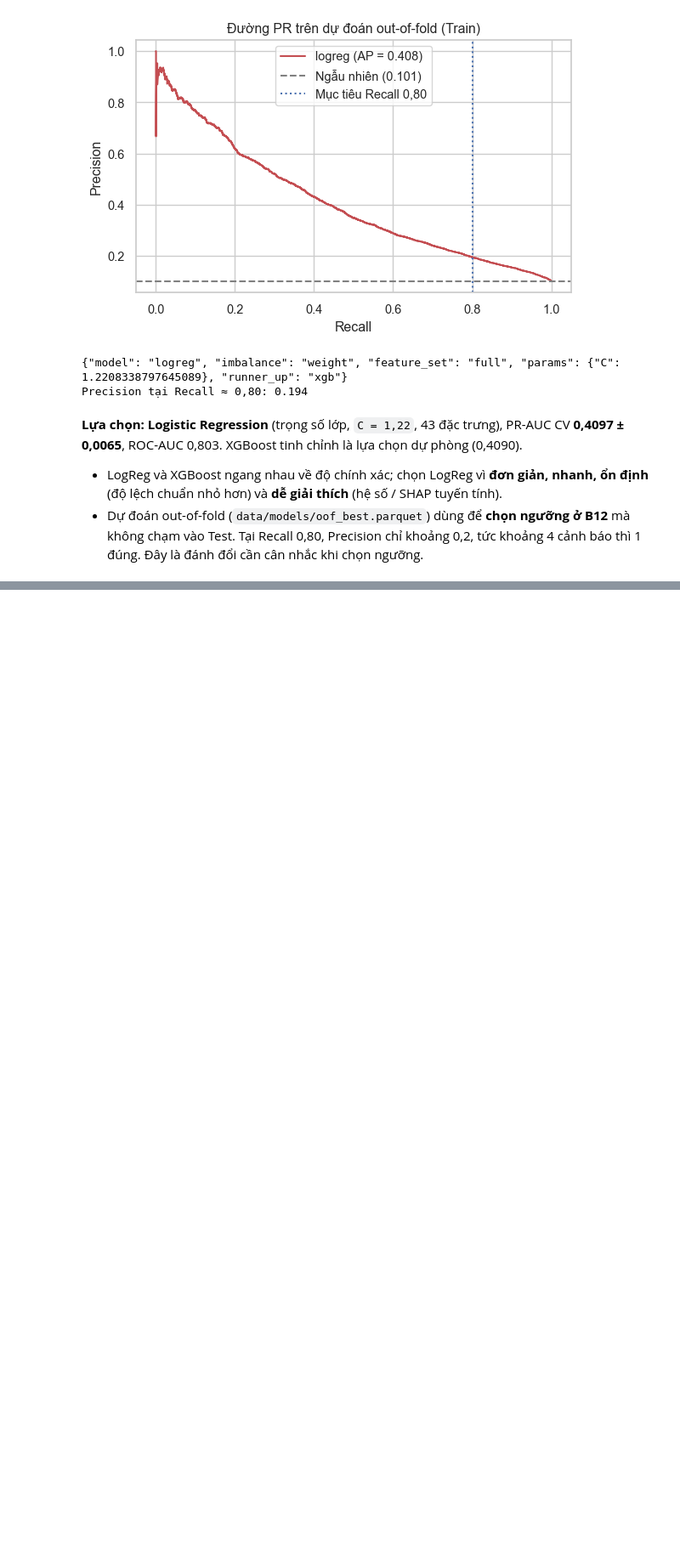
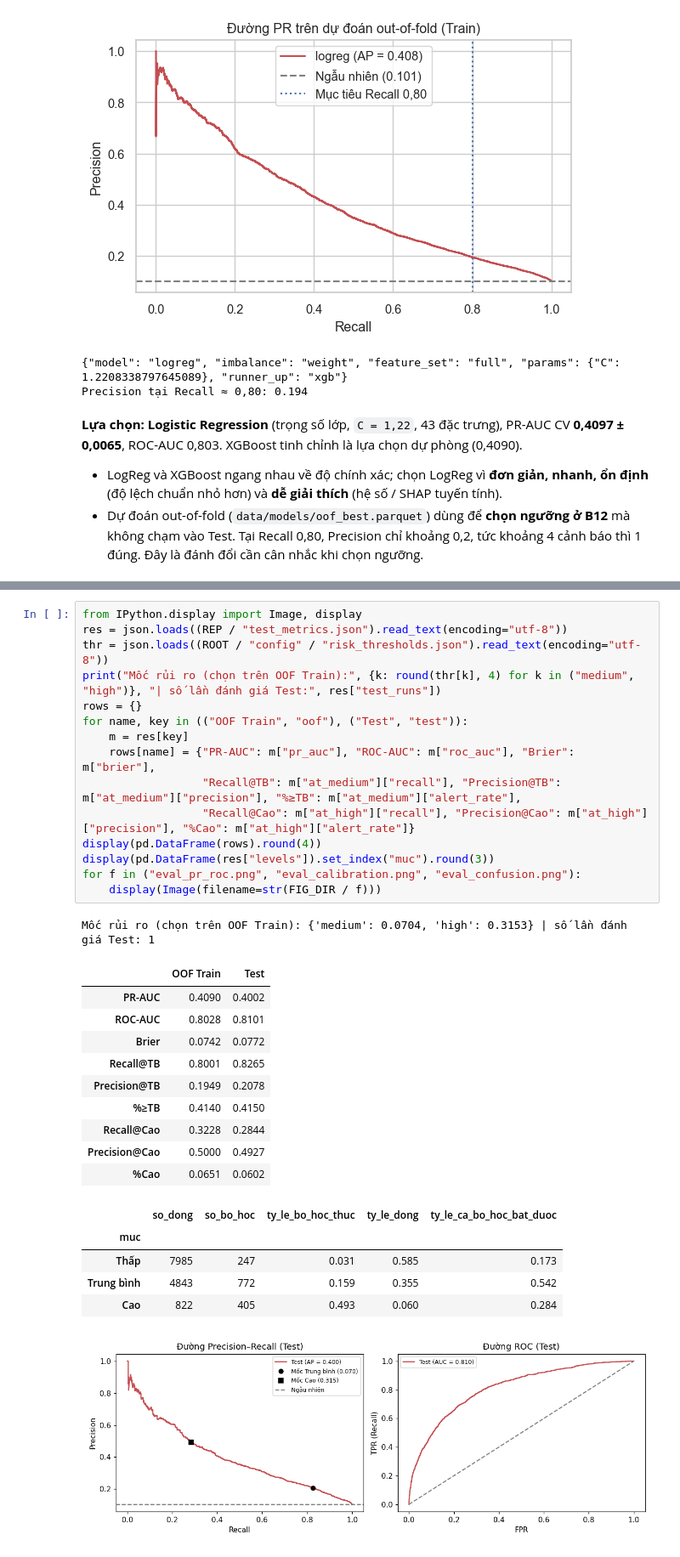
Before and after one commit to dunghvd79/student-dropout-prediction, a Jupyter notebook: notebooks/04_machine_learning_models.ipynb, the cells around one changed output, grey strips where cells are left out. Shown at 85% size. Drawn from its saved outputs; the diff is of its cells as text; blank space fills up the shorter version.

```diff
--- a/notebooks/04_machine_learning_models.ipynb
+++ b/notebooks/04_machine_learning_models.ipynb
@@ -226,0 +242,33 @@ Precision tại Recall ≈ 0,80: 0.194
+# %%
+from IPython.display import Image, display
+res = json.loads((REP / "test_metrics.json").read_text(encoding="utf-8"))
+thr = json.loads((ROOT / "config" / "risk_thresholds.json").read_text(encoding="utf-8"))
+print("Mốc rủi ro (chọn trên OOF Train):", {k: round(thr[k], 4) for k in ("medium", "high")}, "| số lần đánh giá Test:", res["test_runs"])
+rows = {}
+for name, key in (("OOF Train", "oof"), ("Test", "test")):
+    m = res[key]
+    rows[name] = {"PR-AUC": m["pr_auc"], "ROC-AUC": m["roc_auc"], "Brier": m["brier"],
+                  "Recall@TB": m["at_medium"]["recall"], "Precision@TB": m["at_medium"]["precision"], "%≥TB": m["at_medium"]["alert_rate"],
+                  "Recall@Cao": m["at_high"]["recall"], "Precision@Cao": m["at_high"]["precision"], "%Cao": m["at_high"]["alert_rate"]}
+display(pd.DataFrame(rows).round(4))
+display(pd.DataFrame(res["levels"]).set_index("muc").round(3))
+for f in ("eval_pr_roc.png", "eval_calibration.png", "eval_confusion.png"):
+    display(Image(filename=str(FIG_DIR / f)))
+# %% [output]
+Mốc rủi ro (chọn trên OOF Train): {'medium': 0.0704, 'high': 0.3153} | số lần đánh giá Test: 1
+|  | OOF Train | Test |
+| PR-AUC | 0.4090 | 0.4002 |
+| ROC-AUC | 0.8028 | 0.8101 |
+| Brier | 0.0742 | 0.0772 |
+| Recall@TB | 0.8001 | 0.8265 |
+| Precision@TB | 0.1949 | 0.2078 |
+| %≥TB | 0.4140 | 0.4150 |
+| Recall@Cao | 0.3228 | 0.2844 |
+| Precision@Cao | 0.5000 | 0.4927 |
+| %Cao | 0.0651 | 0.0602 |
+|  | so_dong | so_bo_hoc | ty_le_bo_hoc_thuc | ty_le_dong | ty_le_ca_bo_hoc_bat_duoc |
+| muc |  |  |  |  |  |
+| Thấp | 7985 | 247 | 0.031 | 0.585 | 0.173 |
+| Trung bình | 4843 | 772 | 0.159 | 0.355 | 0.542 |
+| Cao | 822 | 405 | 0.493 | 0.060 | 0.284 |
+[figure, added]
```
Also changed, not shown: parts of 5 cells of this notebook, 15 other files.
